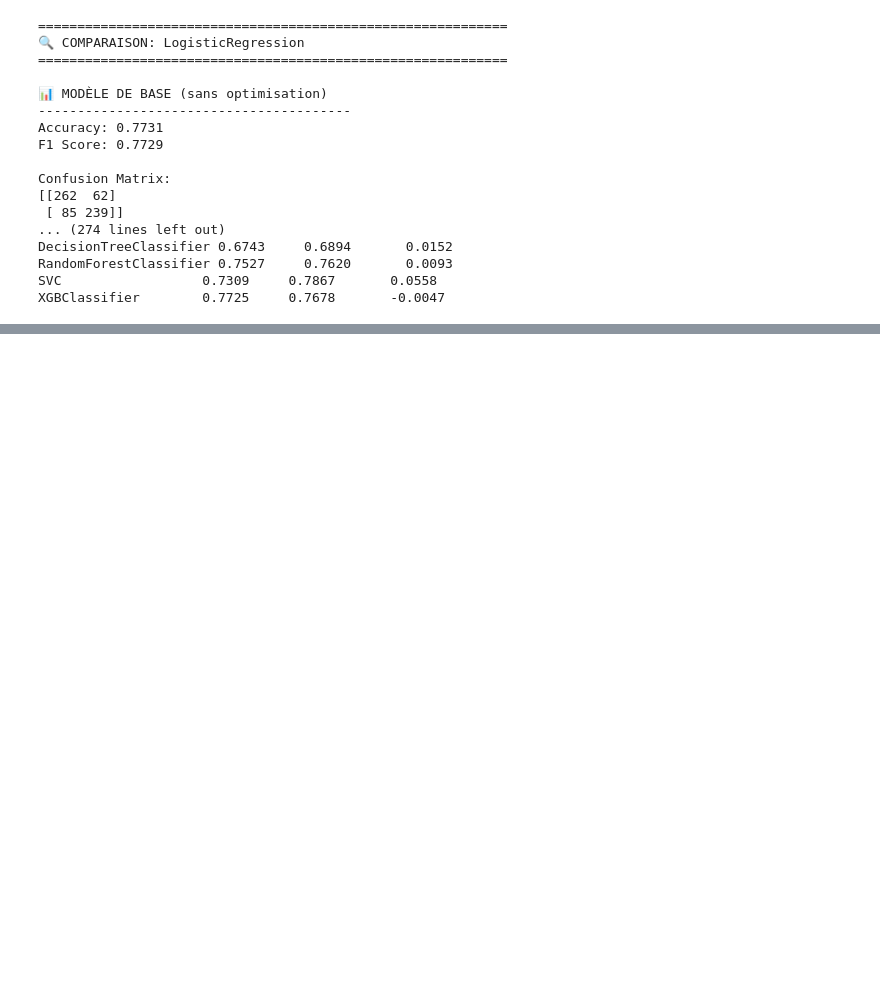
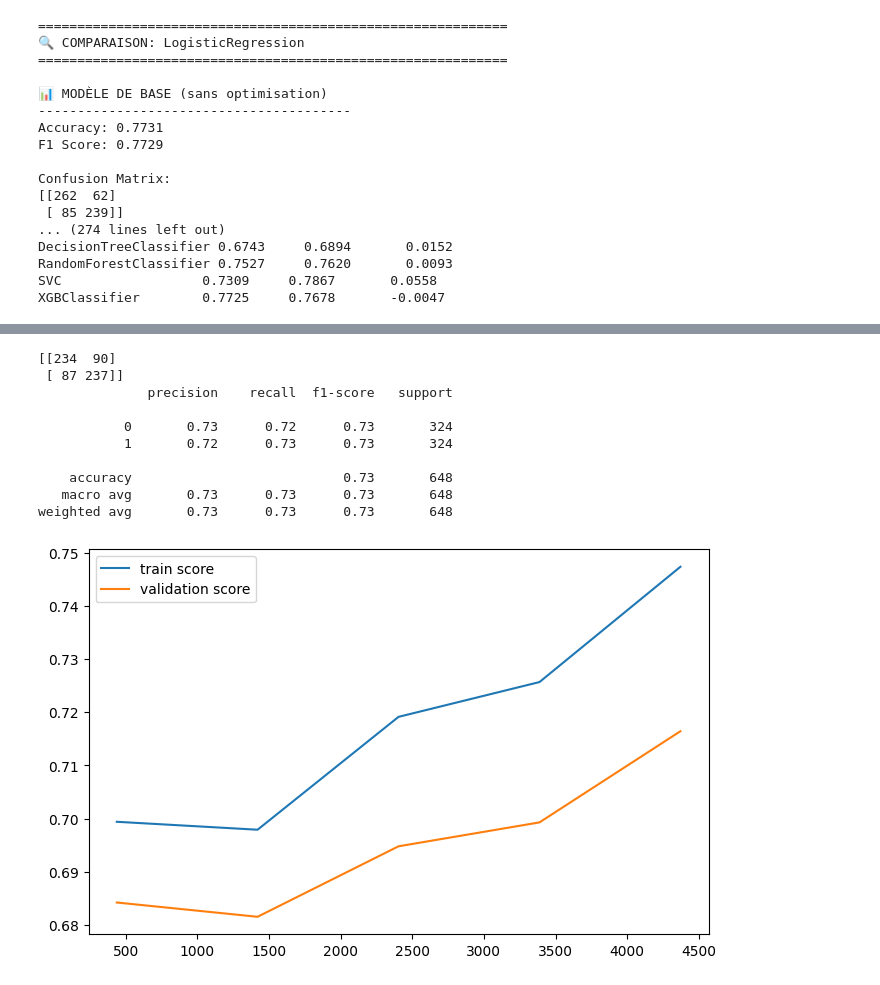
Before and after one commit to ines-lorquet/eye-of-emergency, a Jupyter notebook: Notebook/4_Modelisation.ipynb, the cells around one changed output, grey strips where cells are left out. Drawn from its saved outputs; the diff is of its cells as text; code cells hidden in the pictures; blank space fills up the shorter version.

```diff
--- a/Notebook/4_Modelisation.ipynb
+++ b/Notebook/4_Modelisation.ipynb
@@ -28,7 +28,7 @@ from sklearn.svm import SVC
 import matplotlib.pyplot as plt
 from tqdm.notebook import tqdm
 # %%
-df = pd.read_csv('../data/lemmatizer.csv', index_col=False)
+df = pd.read_csv('../data/lemmatizer_features.csv', index_col=False)
 df.info()
 # %% [output]
 <class 'pandas.core.frame.DataFrame'>
@@ -345,0 +397,14 @@ XGBClassifier        0.7725     0.7678       -0.0047
+# %%
+evaluation(SVC(C=0.1, kernel='linear', gamma='scale', probability=True))
+# %% [output]
+[[234  90]
+ [ 87 237]]
+              precision    recall  f1-score   support
+
+           0       0.73      0.72      0.73       324
+           1       0.72      0.73      0.73       324
+
+    accuracy                           0.73       648
+   macro avg       0.73      0.73      0.73       648
+weighted avg       0.73      0.73      0.73       648
+[figure, added]
```
Also changed, not shown: parts of 10 cells of this notebook.
